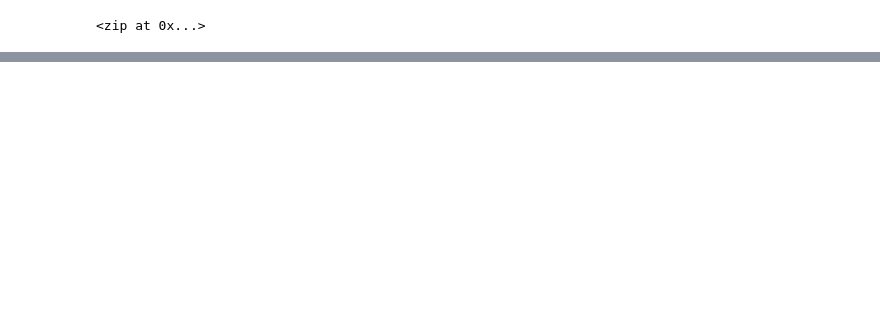
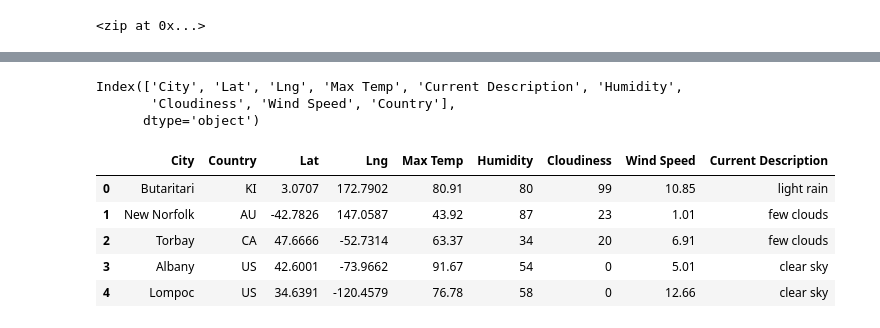
Before and after one commit to kaygar86/World_Weather_Analysis, a Jupyter notebook: Weather_Database/Weather_Database.ipynb, the cells around one changed output, grey strips where cells are left out. Cells and saved outputs as stored; diff of their text form; code cells hidden in the pictures; blank space fills up the shorter version.

```diff
--- a/Weather_Database/Weather_Database.ipynb
+++ b/Weather_Database/Weather_Database.ipynb
@@ -48,0 +165,22 @@ for coordinate in coordinates:
+# %%
+city_data_df.columns
+# %% [output]
+Index(['City', 'Lat', 'Lng', 'Max Temp', 'Current Description', 'Humidity',
+       'Cloudiness', 'Wind Speed', 'Country'],
+      dtype='object')
+# %%
+# Reorder the columns in the order you want them to appear.
+new_column_order = ["City", "Country", "Lat", "Lng",
+                   "Max Temp", "Humidity", "Cloudiness",
+                   "Wind Speed", "Current Description"]
+
+# Assign a new or the same DataFrame the new column order.
+city_data_df = city_data_df[new_column_order]
+city_data_df.head()
+# %% [output]
+|  | City | Country | Lat | Lng | Max Temp | Humidity | Cloudiness | Wind Speed | Current Description |
+| 0 | Butaritari | KI | 3.0707 | 172.7902 | 80.91 | 80 | 99 | 10.85 | light rain |
+| 1 | New Norfolk | AU | -42.7826 | 147.0587 | 43.92 | 87 | 23 | 1.01 | few clouds |
+| 2 | Torbay | CA | 47.6666 | -52.7314 | 63.37 | 34 | 20 | 6.91 | few clouds |
+| 3 | Albany | US | 42.6001 | -73.9662 | 91.67 | 54 | 0 | 5.01 | clear sky |
+| 4 | Lompoc | US | 34.6391 | -120.4579 | 76.78 | 58 | 0 | 12.66 | clear sky |
```
Also changed, not shown: parts of 12 cells of this notebook, 4 other files.
